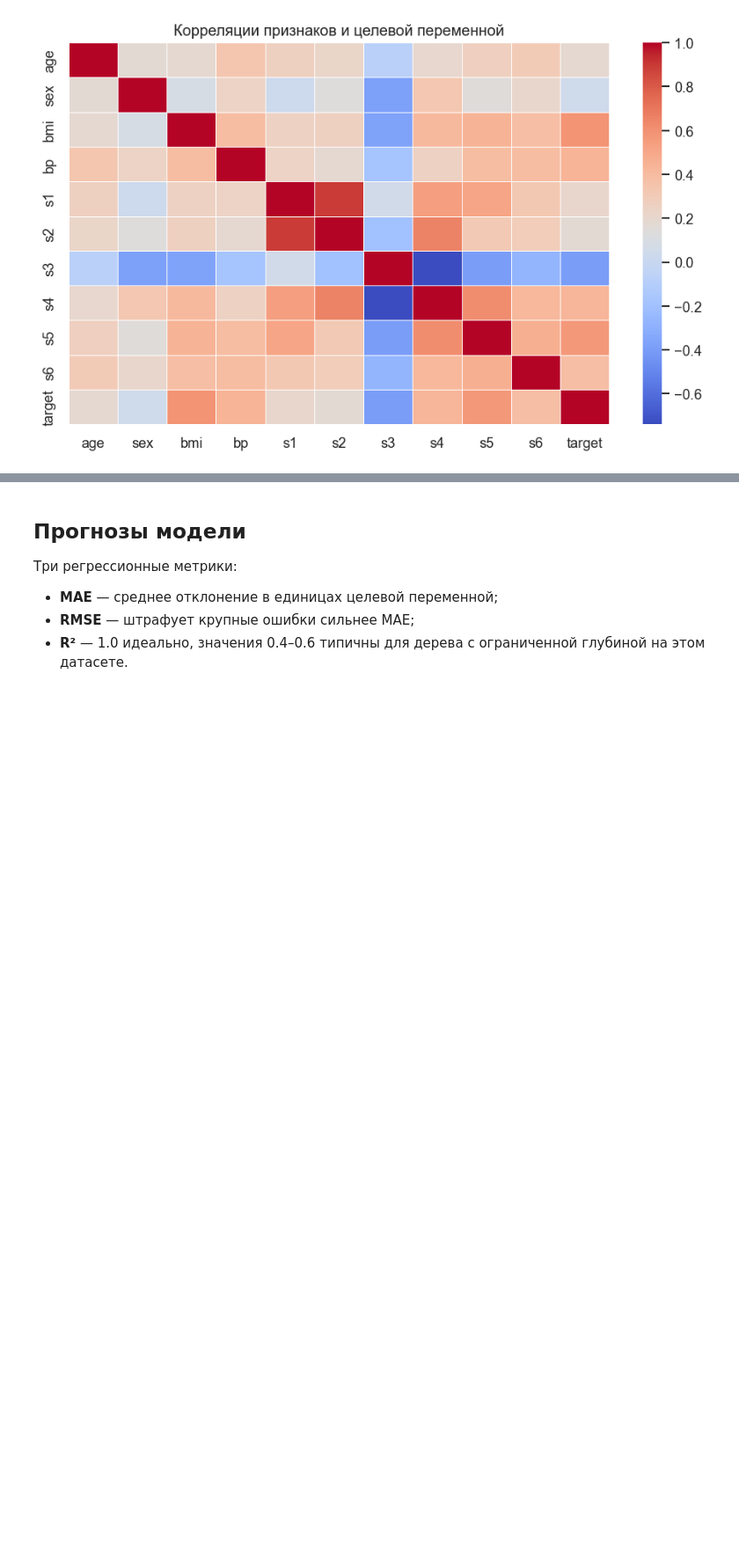
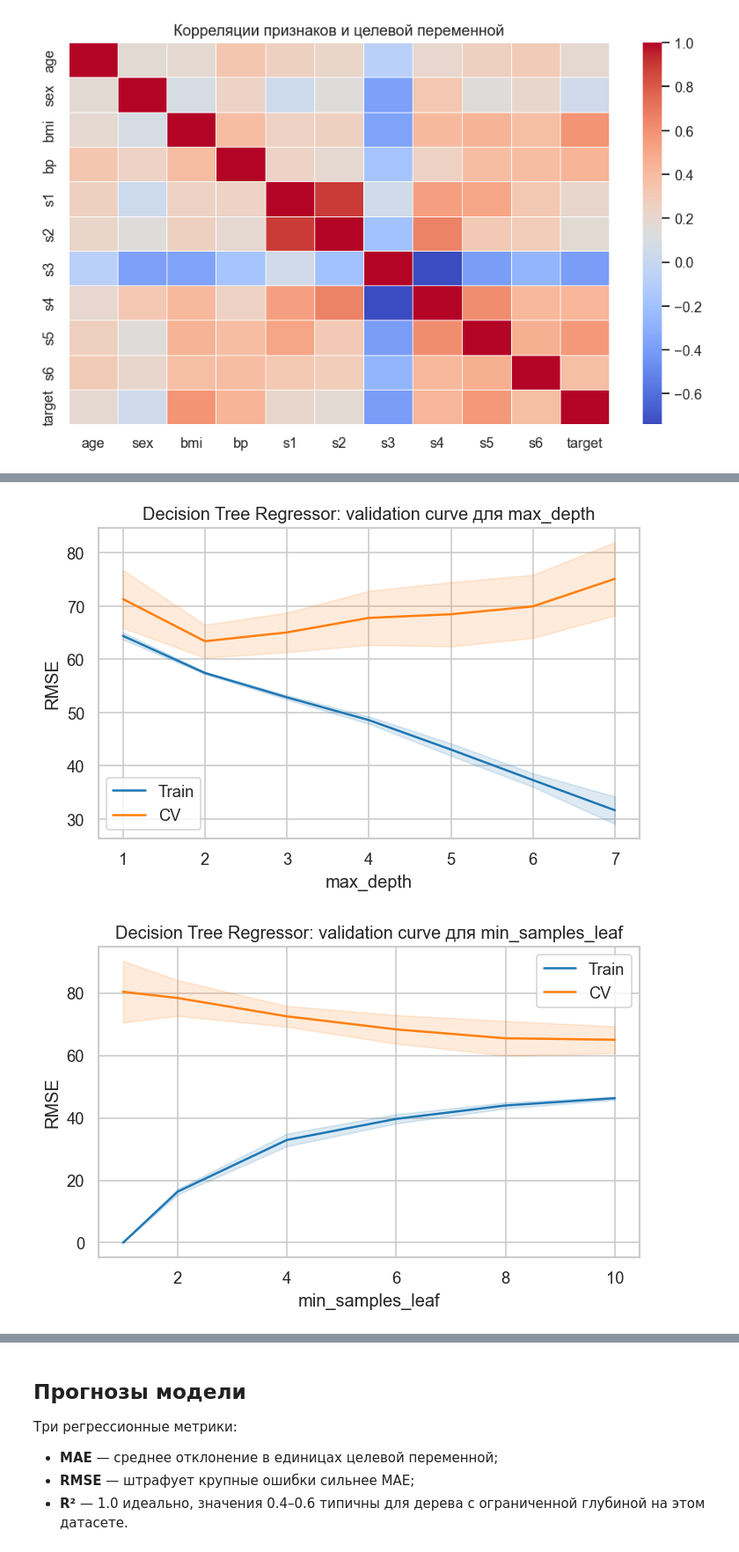
Before and after one commit to phys-dev/ml-recipe-book, a Jupyter notebook: notebooks/03_regression_tree.ipynb, the cells around one changed output, grey strips where cells are left out. Shown at 88% size. Saved outputs shown, nothing was run; the diff lists cells and outputs as text; code cells hidden in the pictures; blank space fills up the shorter version.

```diff
--- a/notebooks/03_regression_tree.ipynb
+++ b/notebooks/03_regression_tree.ipynb
@@ -61,2 +121,66 @@ plt.show()
+# %%
+# Validation curves для дерева регрессии
+
+def plot_validation_curve_reg(estimator, X, y, param_name, param_range, title):
+    train_scores, valid_scores = validation_curve(
+        estimator,
+        X,
+        y,
+        param_name=param_name,
+        param_range=param_range,
+        scoring="neg_root_mean_squared_error",
+        cv=cv,
+        n_jobs=-1,
+    )
+    train_mean = -train_scores.mean(axis=1)
+    train_std = train_scores.std(axis=1)
+    valid_mean = -valid_scores.mean(axis=1)
+    valid_std = valid_scores.std(axis=1)
+
+    plt.figure(figsize=(6, 4))
+    plt.plot(param_range, train_mean, label="Train", color=PRIMARY_COLOR)
+    plt.plot(param_range, valid_mean, label="CV", color=SECONDARY_COLOR)
+    plt.fill_between(
+        param_range,
+        train_mean - train_std,
+        train_mean + train_std,
+        color=PRIMARY_COLOR,
+        alpha=0.15,
+    )
+    plt.fill_between(
+        param_range,
+        valid_mean - valid_std,
+        valid_mean + valid_std,
+        color=SECONDARY_COLOR,
+        alpha=0.15,
+    )
+    plt.title(title)
+    plt.xlabel(param_name)
+    plt.ylabel("RMSE")
+    plt.legend()
+    plt.tight_layout()
+    plt.show()
+
+
+plot_validation_curve_reg(
+    DecisionTreeRegressor(random_state=42),
+    X_train,
+    y_train,
+    param_name="max_depth",
+    param_range=[1, 2, 3, 4, 5, 6, 7],
+    title="Decision Tree Regressor: validation curve для max_depth",
+)
+
+plot_validation_curve_reg(
+    DecisionTreeRegressor(random_state=42),
+    X_train,
+    y_train,
+    param_name="min_samples_leaf",
+    param_range=[1, 2, 4, 6, 8, 10],
+    title="Decision Tree Regressor: validation curve для min_samples_leaf",
+)
+# %% [output]
+[figure, added]
+[figure, added]
 # %% [markdown]
 ## Обучение модели
```
Also changed, not shown: parts of 10 cells of this notebook, 5 other files.
